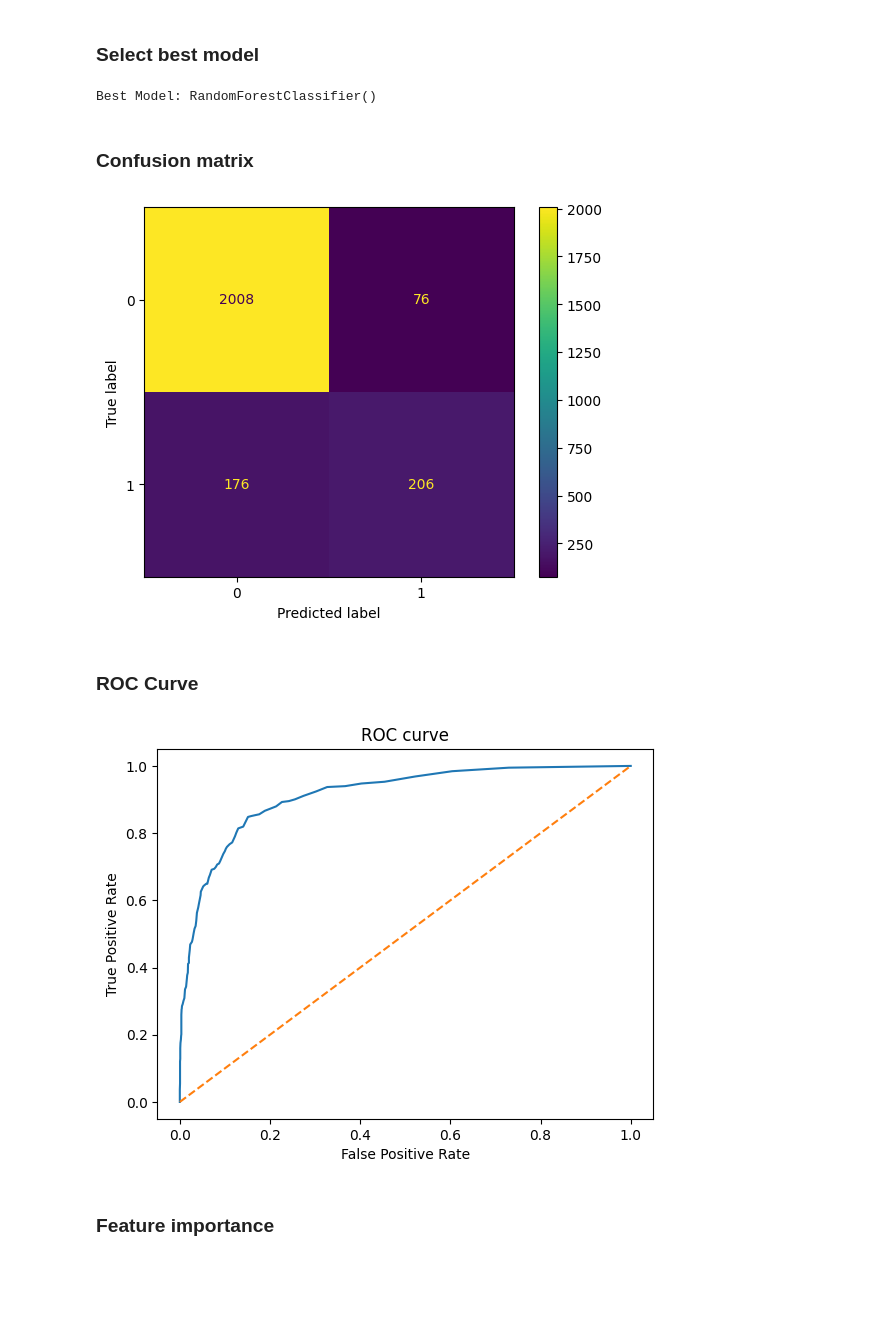
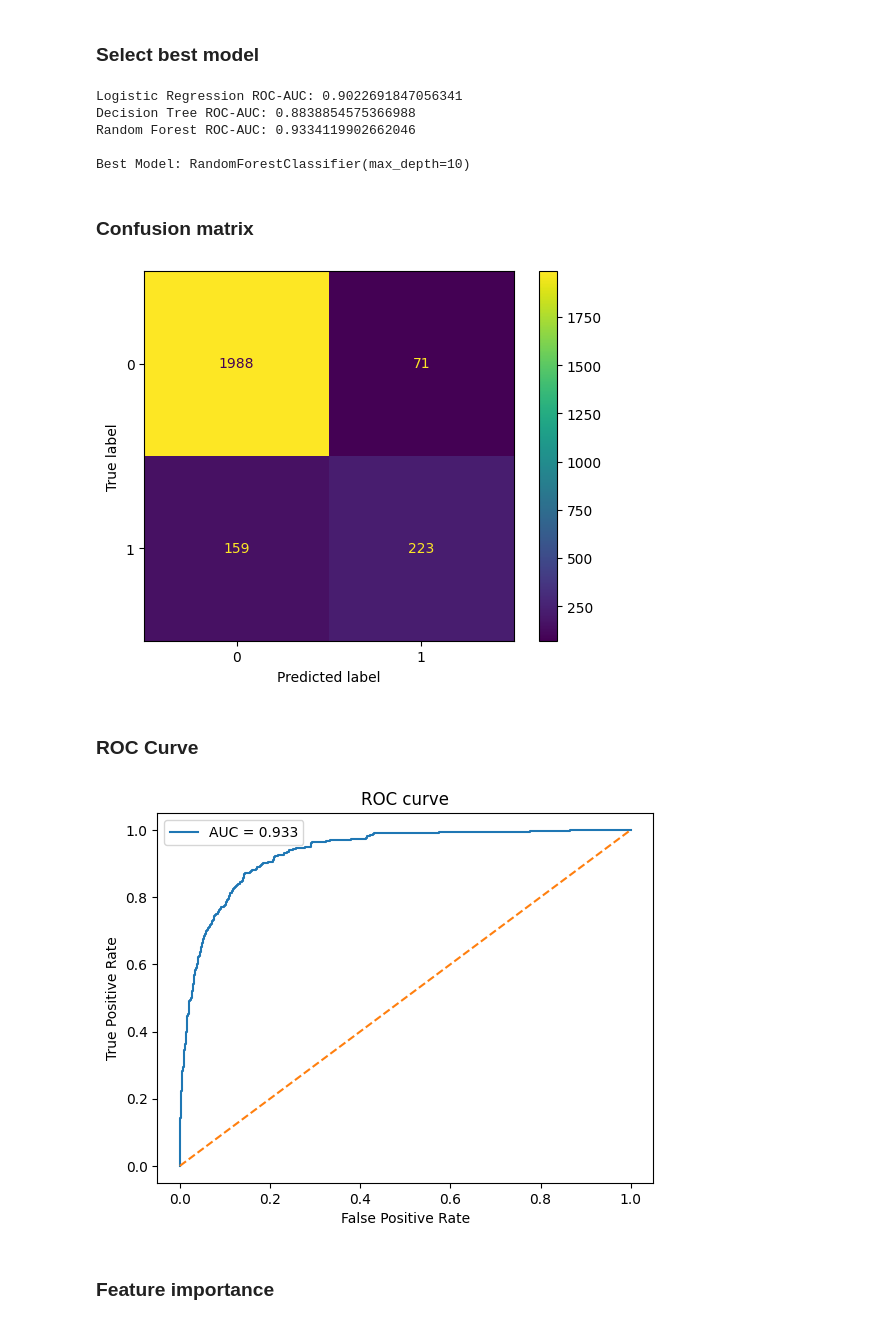
Before and after one commit to maitriishahh/User-Intention-Prediction, a Jupyter notebook: notebooks/analysis.ipynb, the cells around one changed output. Drawn from its saved outputs; the diff is of its cells as text; code cells hidden in the pictures; blank space fills up the shorter version.

```diff
--- a/notebooks/analysis.ipynb
+++ b/notebooks/analysis.ipynb
@@ -29,3 +29,10 @@ df.head()
 | 4 | 0 | 0.0 | 0 | 0.0 | 10 | ... |
 # %% [markdown]
 ### Basic EDA
+# %%
+print("Missing Values:\n")
+print(df.isnull().sum())
+
+print("\nDuplicates:", df.duplicated().sum())
+
+df = df.drop_duplicates().reset_index(drop=True)
@@ -120,8 +149,9 @@ logistic_params = {
     'C':[0.01,0.1,1,10]
 }
 
-descision_tree_params = {
+decision_tree_params = {
     'max_depth':[None, 10,20],
+    'min_samples_split':[2,5,10]
 }
 
 random_forest_params = {
@@ -131,7 +161,7 @@ random_forest_params = {
 # %%
 best_lr = tune_model(LogisticRegression(max_iter=1000),logistic_params)
 
-best_dt = tune_model(DecisionTreeClassifier(),descision_tree_params)
+best_dt = tune_model(DecisionTreeClassifier(),decision_tree_params)
 
 best_rf = tune_model(RandomForestClassifier(),random_forest_params)
 # %% [output]
@@ -165,14 +195,21 @@ best_model = None
 best_score = 0
 
 for name,model in models.items():
-    score = accuracy_score(y_test,model.predict(X_test))
+    y_prob = model.predict_proba(X_test)[:,1]
+    score = roc_auc_score(y_test,y_prob)
+    print(f'{name} ROC-AUC:',score)
 
     if score > best_score:
         best_score = score
         best_model = model
-print('Best Model:',best_model)
+
+print('\nBest Model:',best_model)
 # %% [output]
-Best Model: RandomForestClassifier()
+Logistic Regression ROC-AUC: 0.9022691847056341
+Decision Tree ROC-AUC: 0.8838854575366988
+Random Forest ROC-AUC: 0.9334119902662046
+
+Best Model: RandomForestClassifier(max_depth=10)
 # %% [markdown]
 ### Confusion matrix
 # %%
@@ -183,24 +220,26 @@ disp = ConfusionMatrixDisplay(confusion_matrix=cm)
 disp.plot()
 plt.show()
 # %% [output]
-[figure, old version]
+[figure, new version]
 # %% [markdown]
 ### ROC Curve
 # %%
 y_prob = best_model.predict_proba(X_test)[:,1]
 
 fpr,tpr,thresholds = roc_curve(y_test,y_prob)
+auc_score = roc_auc_score(y_test,y_prob)
 
-plt.plot(fpr,tpr)
+plt.plot(fpr,tpr,label=f'AUC = {auc_score:.3f}')
 plt.plot([0,1],[0,1],'--')
 
 plt.xlabel('False Positive Rate')
 plt.ylabel('True Positive Rate')
 
 plt.title('ROC curve')
+plt.legend()
 plt.show()
 # %% [output]
-[figure, old version]
+[figure, new version]
 # %% [markdown]
 ### Feature importance
 # %%
```
Also changed, not shown: parts of 14 cells of this notebook, 1 other file.
